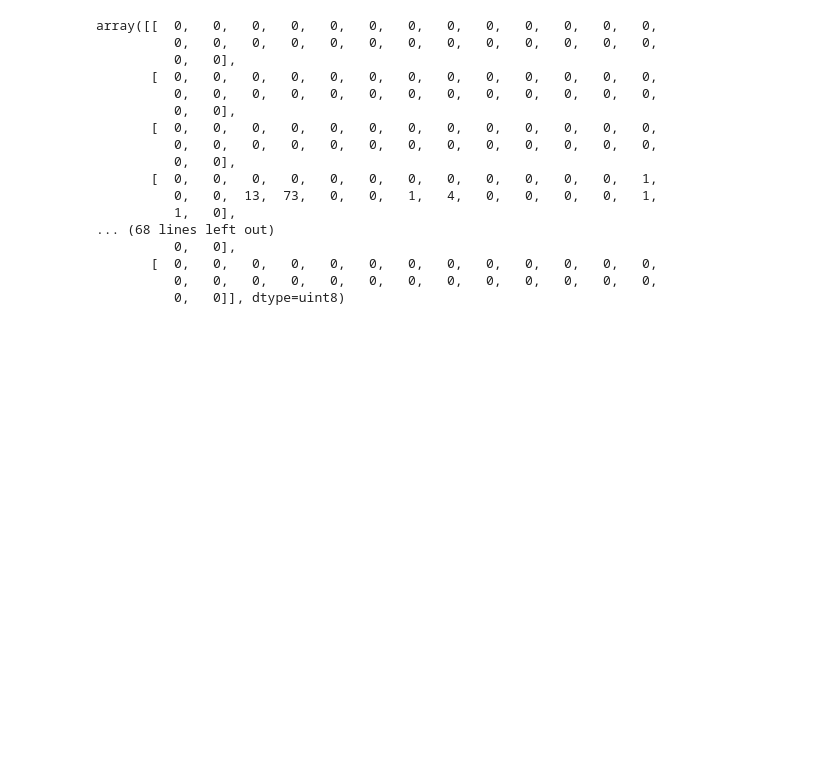
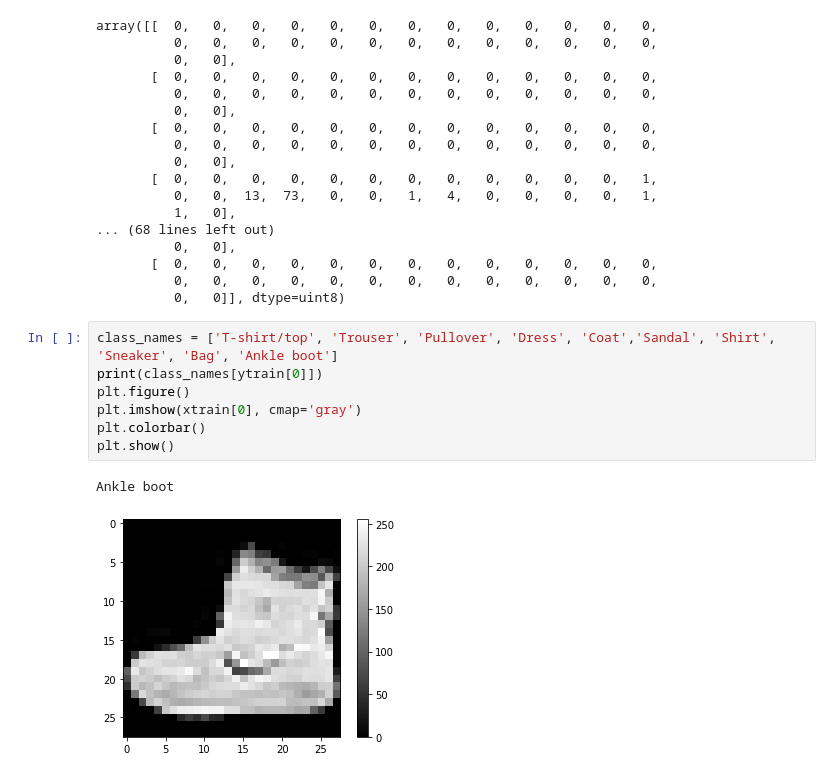
Before and after one commit to a-forty-two/cylons, a Jupyter notebook: 06_Keras_Classification.ipynb, the cells around one changed output. Drawn from its saved outputs; the diff is of its cells as text; blank space fills up the shorter version.

```diff
--- a/06_Keras_Classification.ipynb
+++ b/06_Keras_Classification.ipynb
@@ -51,3 +49,13 @@ array([[  0,   0,   0,   0,   0,   0,   0,   0,   0,   0,   0,   0,   0,
        [  0,   0,   0,   0,   0,   0,   0,   0,   0,   0,   0,   0,   0,
           0,   0,   0,   0,   0,   0,   0,   0,   0,   0,   0,   0,   0,
           0,   0]], dtype=uint8)
+# %%
+class_names = ['T-shirt/top', 'Trouser', 'Pullover', 'Dress', 'Coat','Sandal', 'Shirt', 'Sneaker', 'Bag', 'Ankle boot']
+print(class_names[ytrain[0]])
+plt.figure()
+plt.imshow(xtrain[0], cmap='gray')
+plt.colorbar()
+plt.show()
+# %% [output]
+Ankle boot
+[figure, added]
```
Also changed, not shown: parts of 7 cells of this notebook.
